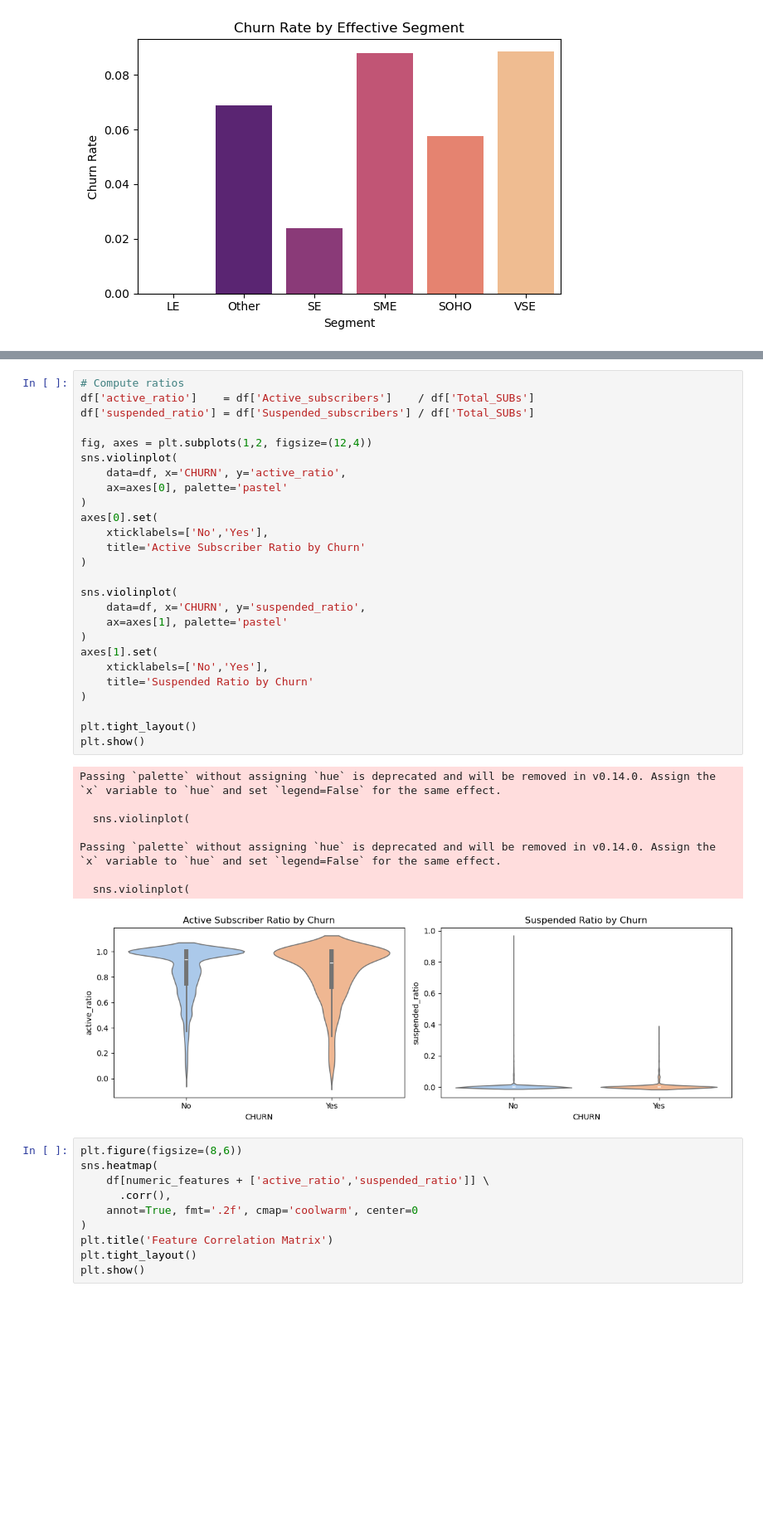
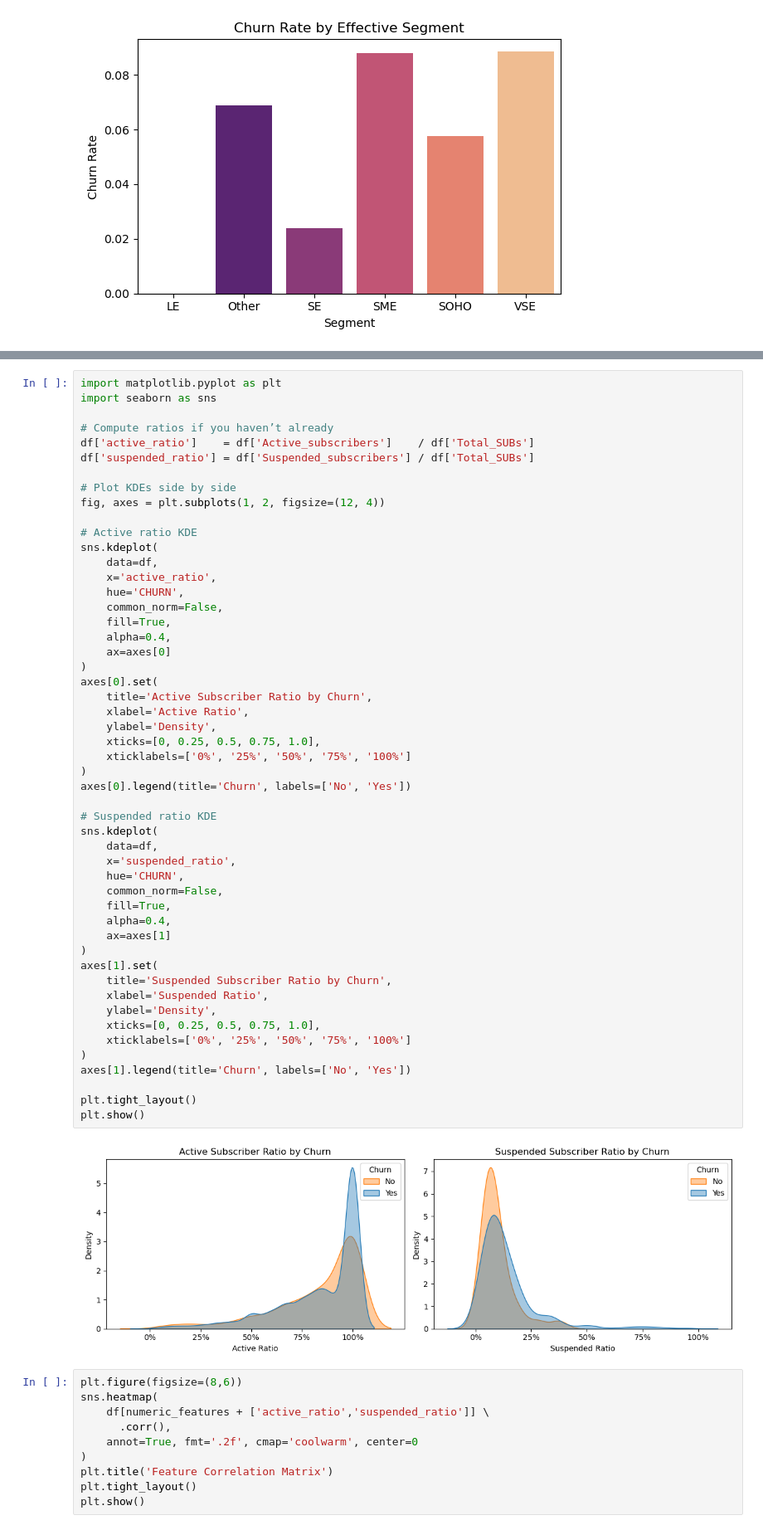
Before and after one commit to mwinsa01/NguyenMwinjuma_Business_Telecom_Customers_Churn, a Jupyter notebook: DS325_final_project.ipynb, the cells around one changed output, grey strips where cells are left out. Shown: that part at 83% size. Saved outputs shown, nothing was run; the diff lists cells and outputs as text; blank space fills up the shorter version.

```diff
--- a/DS325_final_project.ipynb
+++ b/DS325_final_project.ipynb
@@ -601,38 +649,56 @@ Passing `palette` without assigning `hue` is deprecated and will be removed in v
 # %%
-# Compute ratios
+import matplotlib.pyplot as plt
+import seaborn as sns
+
+# Compute ratios if you haven’t already
 df['active_ratio']    = df['Active_subscribers']    / df['Total_SUBs']
 df['suspended_ratio'] = df['Suspended_subscribers'] / df['Total_SUBs']
 
-fig, axes = plt.subplots(1,2, figsize=(12,4))
-sns.violinplot(
-    data=df, x='CHURN', y='active_ratio',
-    ax=axes[0], palette='pastel'
+# Plot KDEs side by side
+fig, axes = plt.subplots(1, 2, figsize=(12, 4))
+
+# Active ratio KDE
+sns.kdeplot(
+    data=df,
+    x='active_ratio',
+    hue='CHURN',
+    common_norm=False,
+    fill=True,
+    alpha=0.4,
+    ax=axes[0]
 )
 axes[0].set(
-    xticklabels=['No','Yes'],
-    title='Active Subscriber Ratio by Churn'
+    title='Active Subscriber Ratio by Churn',
+    xlabel='Active Ratio',
+    ylabel='Density',
+    xticks=[0, 0.25, 0.5, 0.75, 1.0],
+    xticklabels=['0%', '25%', '50%', '75%', '100%']
 )
+axes[0].legend(title='Churn', labels=['No', 'Yes'])
 
-sns.violinplot(
-    data=df, x='CHURN', y='suspended_ratio',
-    ax=axes[1], palette='pastel'
+# Suspended ratio KDE
+sns.kdeplot(
+    data=df,
+    x='suspended_ratio',
+    hue='CHURN',
+    common_norm=False,
+    fill=True,
+    alpha=0.4,
+    ax=axes[1]
 )
 axes[1].set(
-    xticklabels=['No','Yes'],
-    title='Suspended Ratio by Churn'
+    title='Suspended Subscriber Ratio by Churn',
+    xlabel='Suspended Ratio',
+    ylabel='Density',
+    xticks=[0, 0.25, 0.5, 0.75, 1.0],
+    xticklabels=['0%', '25%', '50%', '75%', '100%']
 )
+axes[1].legend(title='Churn', labels=['No', 'Yes'])
 
 plt.tight_layout()
 plt.show()
 # %% [output]
-Passing `palette` without assigning `hue` is deprecated and will be removed in v0.14.0. Assign the `x` variable to `hue` and set `legend=False` for the same effect.
-
-  sns.violinplot(
-
-Passing `palette` without assigning `hue` is deprecated and will be removed in v0.14.0. Assign the `x` variable to `hue` and set `legend=False` for the same effect.
-
-  sns.violinplot(
-[figure, old version]
+[figure, new version]
 # %%
 plt.figure(figsize=(8,6))
 sns.heatmap(
```
Also changed, not shown: parts of 3 cells of this notebook.
